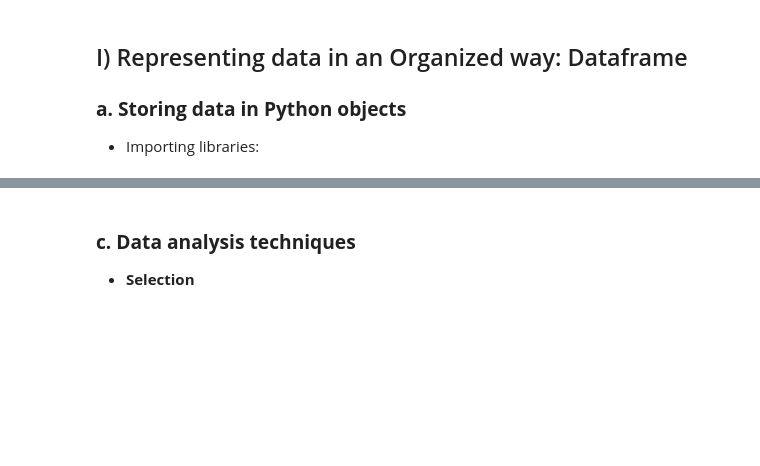
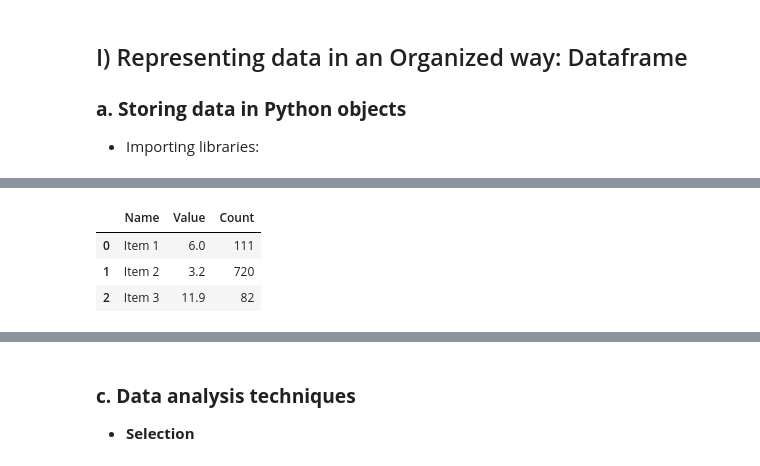
Before and after one commit to OTRF/infosec-jupyterthon, a Jupyter notebook: docs/workshops/2021/notebooks_for_secutity_operations/day1/day-1_part-3_basics_data_analysis_pandas.ipynb, the cells around one changed output, grey strips where cells are left out. Drawn from its saved outputs; the diff is of its cells as text; code cells hidden in the pictures; blank space fills up the shorter version.

```diff
--- a/docs/workshops/2021/notebooks_for_secutity_operations/day1/day-1_part-3_basics_data_analysis_pandas.ipynb
+++ b/docs/workshops/2021/notebooks_for_secutity_operations/day1/day-1_part-3_basics_data_analysis_pandas.ipynb
@@ -27,0 +71,9 @@ Contents
+# %%
+import pandas as pd
+data = {"Name": ["Item 1", "Item 2", "Item 3"], "Value": ["6.0", "3.2", "11.9"], "Count": [111, 720, 82]}
+pd.DataFrame(data)
+# %% [output]
+|  | Name | Value | Count |
+| 0 | Item 1 | 6.0 | 111 |
+| 1 | Item 2 | 3.2 | 720 |
+| 2 | Item 3 | 11.9 | 82 |
```
Also changed, not shown: parts of 22 cells of this notebook.
